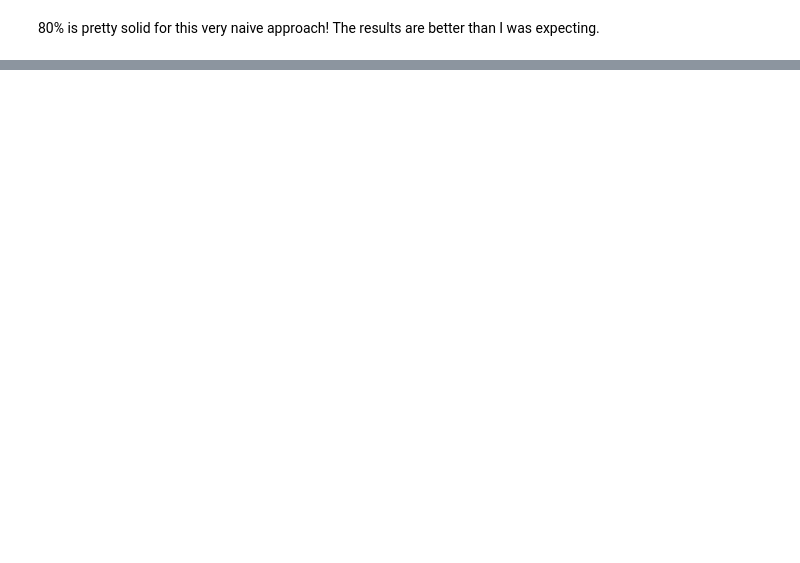
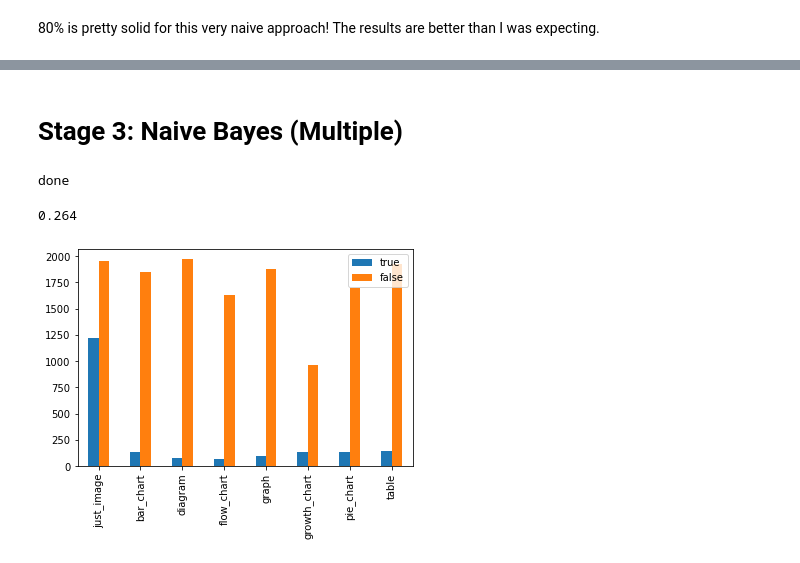
Before and after one commit to iyengarakshay00/COMP562, a Jupyter notebook: COMP 562 Project - Graphs.ipynb, the cells around one changed output, grey strips where cells are left out. Drawn from its saved outputs; the diff is of its cells as text; code cells hidden in the pictures; blank space fills up the shorter version.

```diff
--- a/COMP 562 Project - Graphs.ipynb
+++ b/COMP 562 Project - Graphs.ipynb
@@ -194,0 +227,25 @@ The results are better than I was expecting.
+# %% [markdown]
+# Stage 3: Naive Bayes (Multiple)
+# %%
+nb2 = GaussianNB()
+nb2.fit(grey_scale[-500:], train_labels[-500:])
+
+
+print("done")
+# %% [output]
+done
+# %%
+print(nb2.score(grey_scale_testing[-500:], grey_scale_labels_testing[-500:]))
+
+b = confusion_matrix(np.append(train_labels, test_labels),
+                     first_model.predict(np.append(grey_scale, grey_scale_testing, axis=0)))
+
+class_names = ['just_image', 'bar_chart', 'diagram', 'flow_chart', 'graph',
+               'growth_chart', 'pie_chart', 'table']
+
+pd.DataFrame({'true': b[:,0], 'false': b[:,1]},
+             index=class_names).plot.bar()
+plt.show()
+# %% [output]
+0.264
+[figure, added]
```
Also changed, not shown: parts of 18 cells of this notebook.
